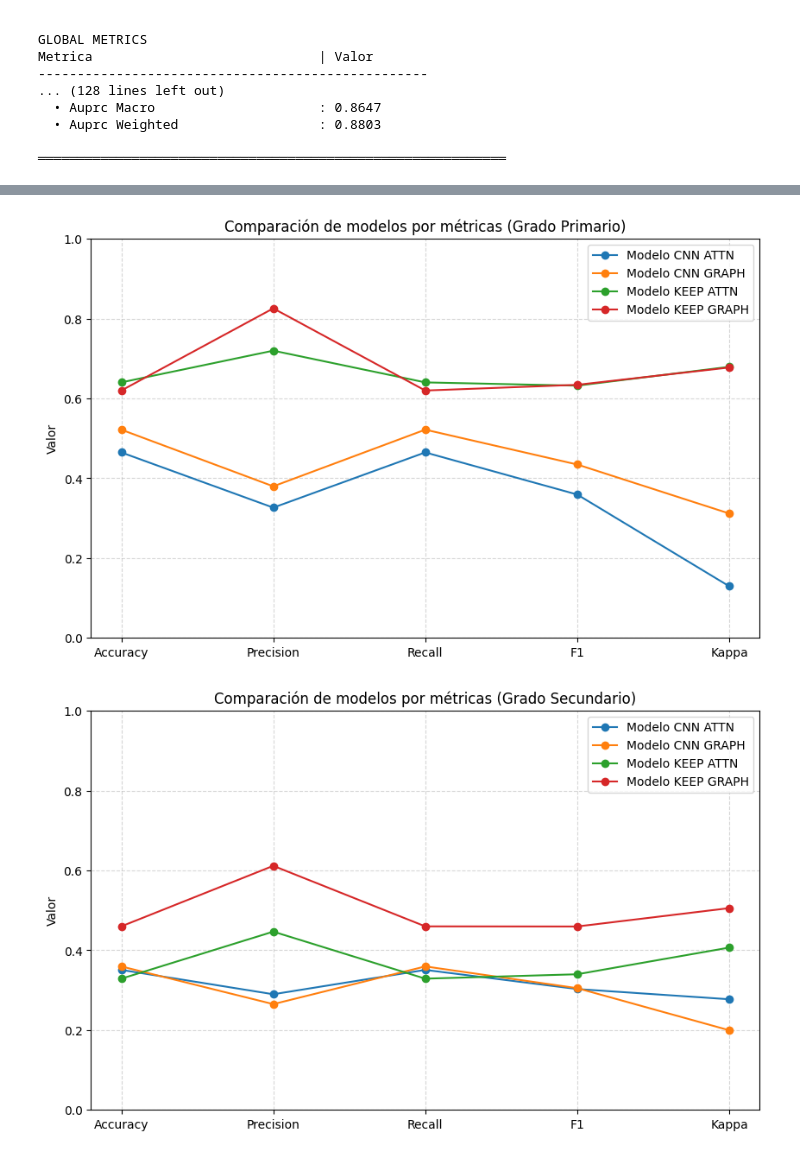
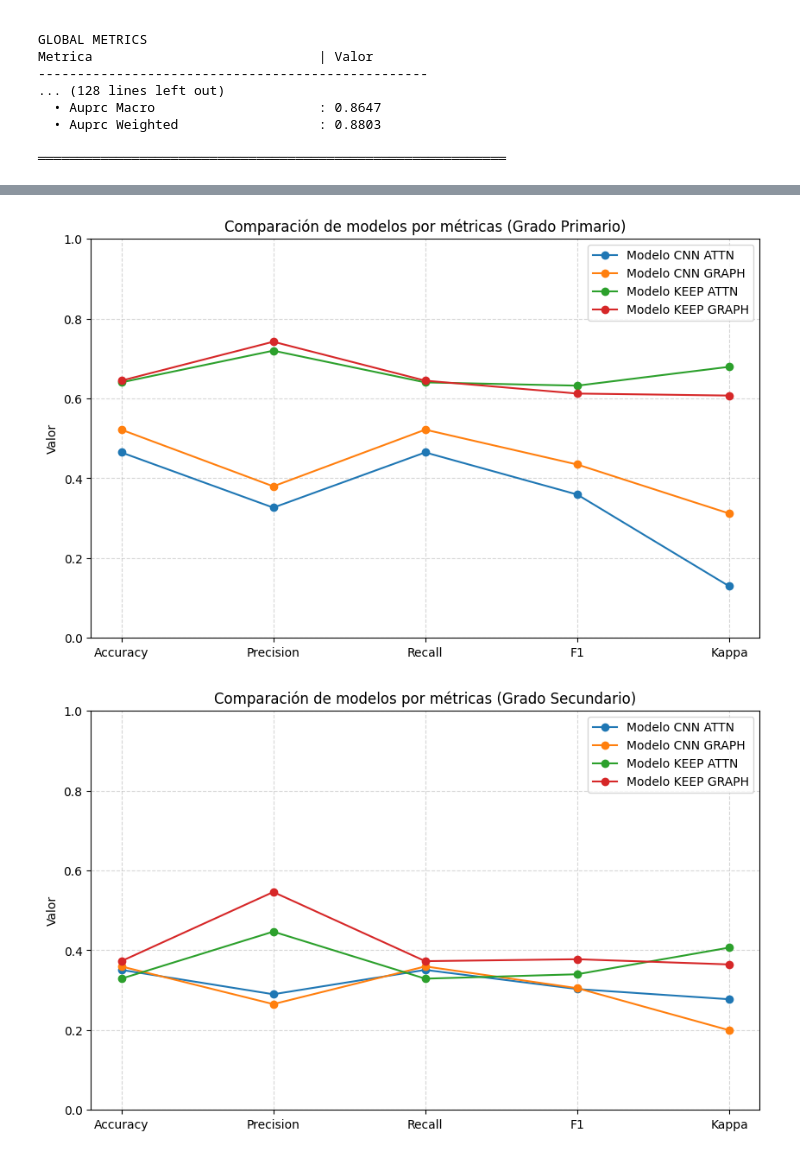
Before and after one commit to Nataliah612/Prost_Graph, a Jupyter notebook: notebooks/results_visualization.ipynb, the cells around one changed output, grey strips where cells are left out. Cells and saved outputs as stored; diff of their text form; code cells hidden in the pictures.

```diff
--- a/notebooks/results_visualization.ipynb
+++ b/notebooks/results_visualization.ipynb
@@ -429,37 +429,34 @@ def graficos_comp_mdl(valores_modelos, label="Primario"):
 
     # Configurar el eje X con los nombres de las métricas
     plt.xticks(x, metricas)
 
     # Etiquetas y título
     plt.ylabel('Valor')
     plt.title(f"Comparación de modelos por métricas (Grado {label})")
     plt.ylim(0, 1)  # Suponiendo que los valores van de 0 a 1
     plt.grid(True, linestyle='--', alpha=0.5)
 
     # Leyenda
     plt.legend()
 
     # Mostrar la gráfica
     plt.show()
 
 valores_modelos_primary = {
         'Modelo CNN ATTN': [0.4649, 0.3265, 0.4649, 0.3593, 0.1294],
         'Modelo CNN GRAPH': [0.5219, 0.3799, 0.5219, 0.4346, 0.3118],
         'Modelo KEEP ATTN': [0.6404,0.7199,0.6404,0.6322,0.6795],
-        'Modelo KEEP GRAPH': [0.6200,0.8259,0.6200,0.6343,0.6777]
-
+        'Modelo KEEP GRAPH': [0.6447, 0.7423, 0.6447, 0.6124, 0.6074]
     }
 graficos_comp_mdl(valores_modelos_primary, label="Primario")
 
 valores_modelos = {
     'Modelo CNN ATTN': [0.3509, 0.2899, 0.3509, 0.3029, 0.2773],
     'Modelo CNN GRAPH': [0.3596, 0.2651, 0.3596, 0.3051, 0.1996],
     'Modelo KEEP ATTN': [0.3289, 0.4468, 0.3289, 0.3400, 0.4068],
-    'Modelo KEEP GRAPH': [0.4600, 0.6117, 0.4600, 0.4597, 0.5057]
-
-
+    'Modelo KEEP GRAPH': [0.3728, 0.5461, 0.3728, 0.3776, 0.3646]
 }
 graficos_comp_mdl(valores_modelos, label="Secundario")
 # %% [output]
-[figure, old version]
+[figure, new version]
-[figure, old version]
+[figure, new version]
```
Also changed, not shown: 3 other files.
